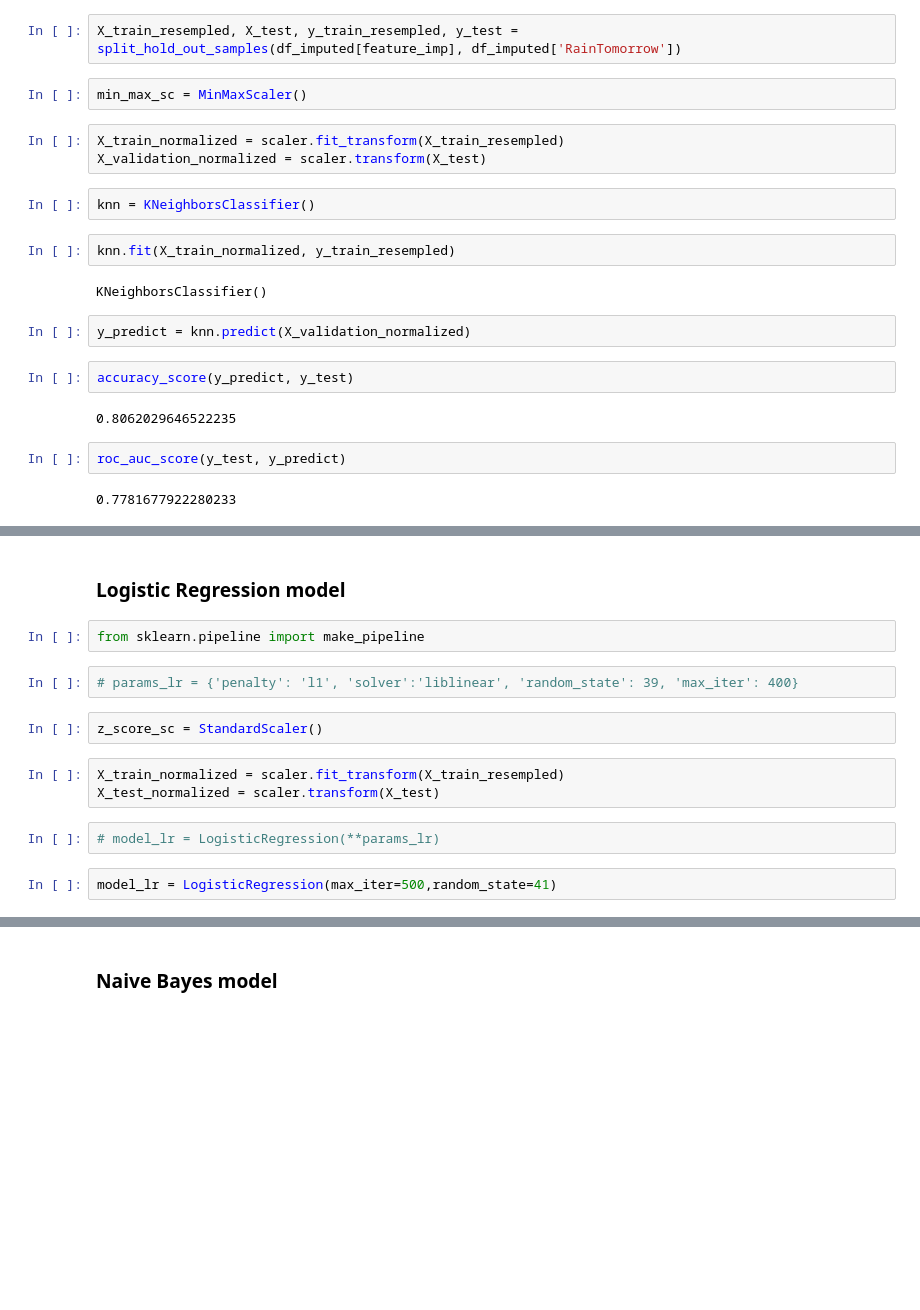
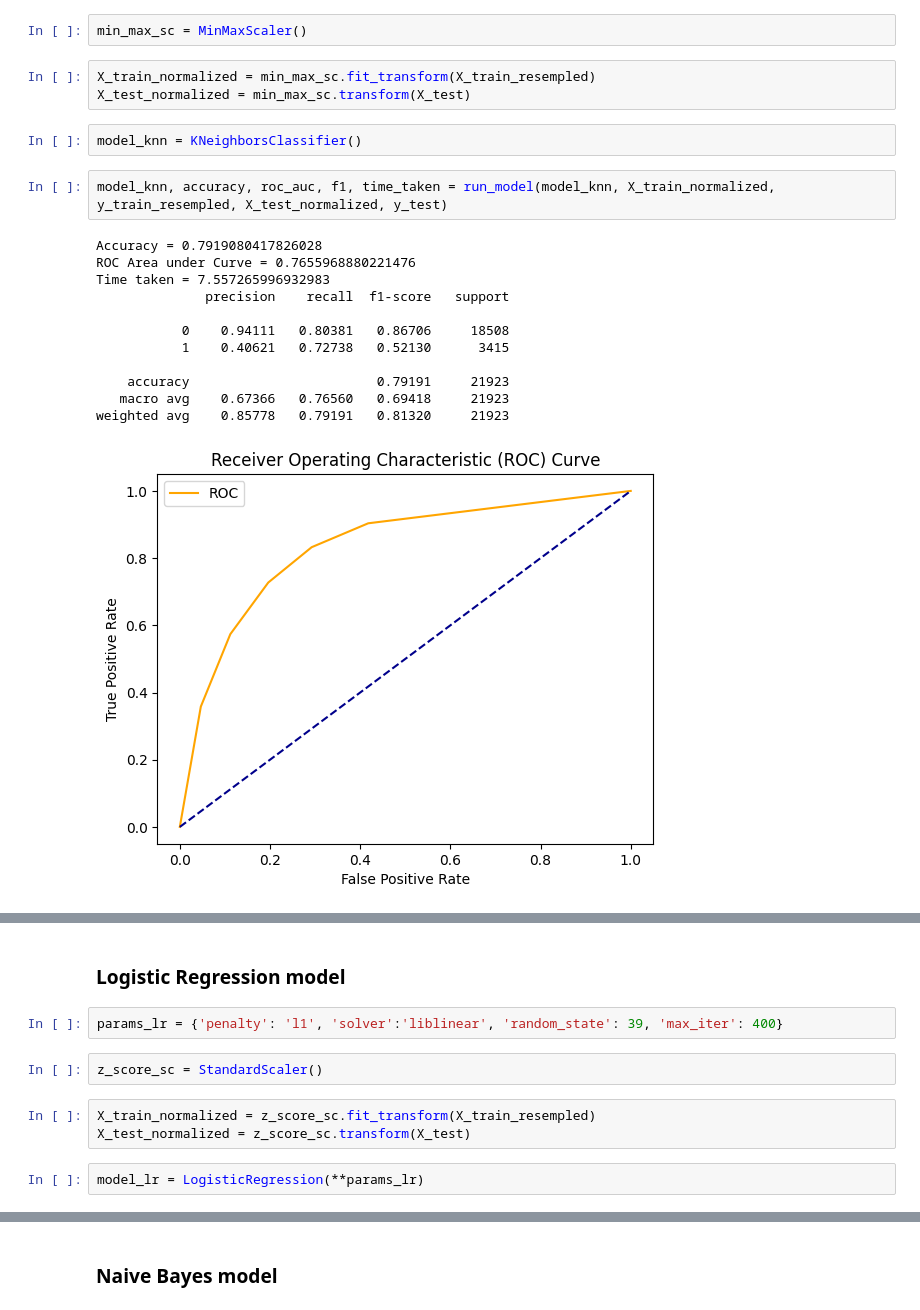
Before and after one commit to tainhoz1991/predicting-rain-weather-AUS, a Jupyter notebook: weather.ipynb, the cells around one changed output, grey strips where cells are left out. Cells and saved outputs as stored; diff of their text form; blank space fills up the shorter version.

```diff
--- a/weather.ipynb
+++ b/weather.ipynb
@@ -420,25 +398,24 @@ array(['Sunshine', 'Cloud3pm', 'Humidity3pm', 'Cloud9am', 'Rainfall',
 # %% [markdown]
 ### KNN model
-# %%
-X_train_resempled, X_test, y_train_resempled, y_test = split_hold_out_samples(df_imputed[feature_imp], df_imputed['RainTomorrow'])
 # %%
 min_max_sc = MinMaxScaler()
 # %%
-X_train_normalized = scaler.fit_transform(X_train_resempled)
-X_validation_normalized = scaler.transform(X_test)
+X_train_normalized = min_max_sc.fit_transform(X_train_resempled)
+X_test_normalized = min_max_sc.transform(X_test)
 # %%
-knn = KNeighborsClassifier()
+model_knn = KNeighborsClassifier()
-# %%
-knn.fit(X_train_normalized, y_train_resempled)
-# %% [output]
-KNeighborsClassifier()
-# %%
-y_predict = knn.predict(X_validation_normalized)
-# %%
-accuracy_score(y_predict, y_test)
-# %% [output]
-0.8062029646522235
-# %%
-roc_auc_score(y_test, y_predict)
-# %% [output]
-0.7781677922280233
+# %%
+model_knn, accuracy, roc_auc, f1, time_taken = run_model(model_knn, X_train_normalized, y_train_resempled, X_test_normalized, y_test)
+# %% [output]
+Accuracy = 0.7919080417826028
+ROC Area under Curve = 0.7655968880221476
+Time taken = 7.557265996932983
+              precision    recall  f1-score   support
+
+           0    0.94111   0.80381   0.86706     18508
+           1    0.40621   0.72738   0.52130      3415
+
+    accuracy                        0.79191     21923
+   macro avg    0.67366   0.76560   0.69418     21923
+weighted avg    0.85778   0.79191   0.81320     21923
+[figure, added]
@@ -445,16 +423,12 @@ roc_auc_score(y_test, y_predict)
 # %% [markdown]
 ### Logistic Regression model
-# %%
-from sklearn.pipeline import make_pipeline
 # %%
-# params_lr = {'penalty': 'l1', 'solver':'liblinear', 'random_state': 39, 'max_iter': 400}
+params_lr = {'penalty': 'l1', 'solver':'liblinear', 'random_state': 39, 'max_iter': 400}
 # %%
 z_score_sc = StandardScaler()
 # %%
-X_train_normalized = scaler.fit_transform(X_train_resempled)
-X_test_normalized = scaler.transform(X_test)
+X_train_normalized = z_score_sc.fit_transform(X_train_resempled)
+X_test_normalized = z_score_sc.transform(X_test)
-# %%
-# model_lr = LogisticRegression(**params_lr)
 # %%
-model_lr = LogisticRegression(max_iter=500,random_state=41)
+model_lr = LogisticRegression(**params_lr)
 # %%
```
Also changed, not shown: parts of 86 cells of this notebook.
